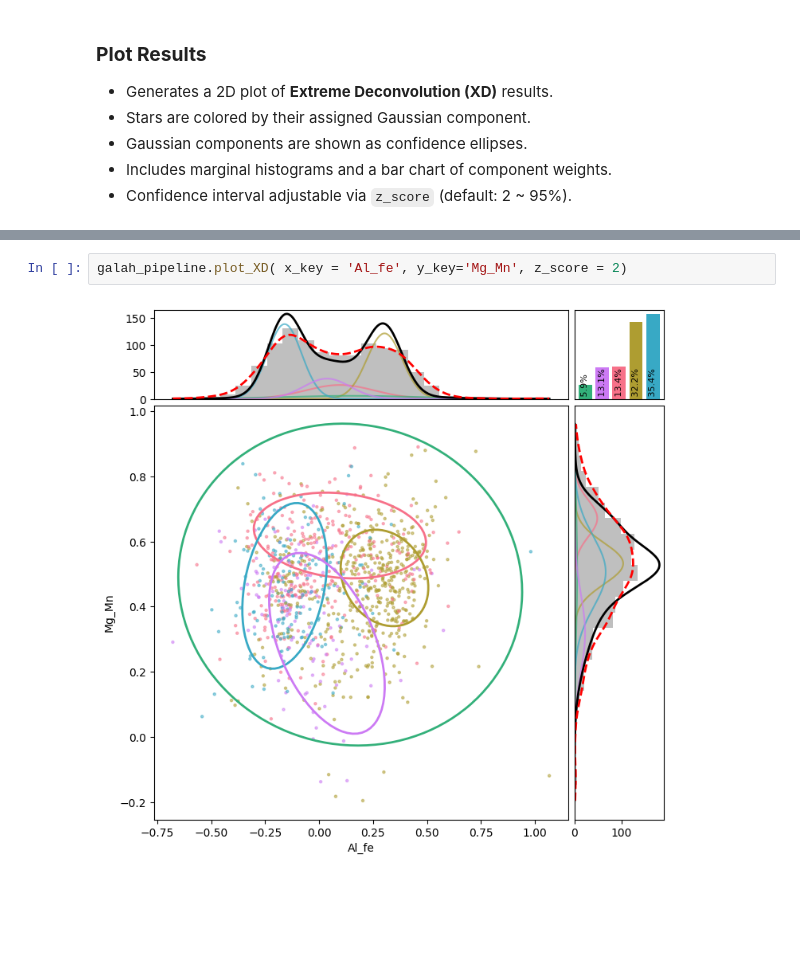
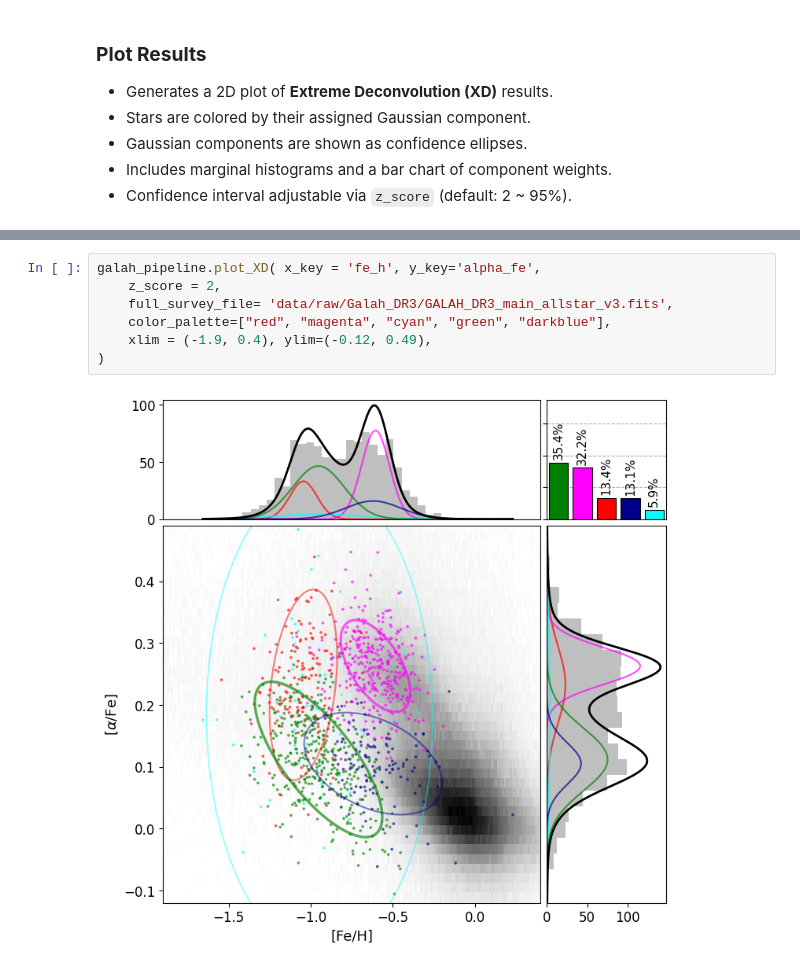
Before and after one commit to JacobTutt/Galactic_Evol_Clustering, a Jupyter notebook: galah_pipeline.ipynb, the cells around one changed output, grey strips where cells are left out. Cells and saved outputs as stored; diff of their text form; blank space fills up the shorter version.

```diff
--- a/galah_pipeline.ipynb
+++ b/galah_pipeline.ipynb
@@ -304,4 +310,9 @@ galah_pipeline.plot_XD(x_key = 'fe_h', y_key='Al_fe', z_score = 2)
-# %%
-galah_pipeline.plot_XD( x_key = 'Al_fe', y_key='Mg_Mn', z_score = 2)
-# %% [output]
-[figure, removed]
+# %%
+galah_pipeline.plot_XD( x_key = 'fe_h', y_key='alpha_fe',
+    z_score = 2,
+    full_survey_file= 'data/raw/Galah_DR3/GALAH_DR3_main_allstar_v3.fits',
+    color_palette=["red", "magenta", "cyan", "green", "darkblue"],
+    xlim = (-1.9, 0.4), ylim=(-0.12, 0.49),
+)
+# %% [output]
+[figure, added]
```
Also changed, not shown: parts of 28 cells of this notebook, 1 other file.
